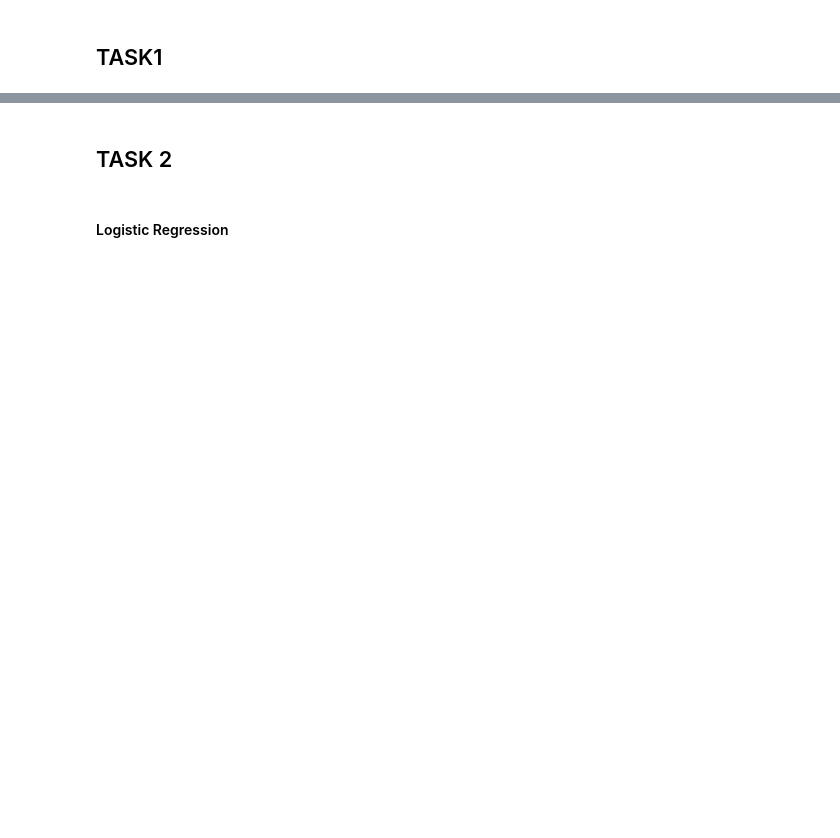
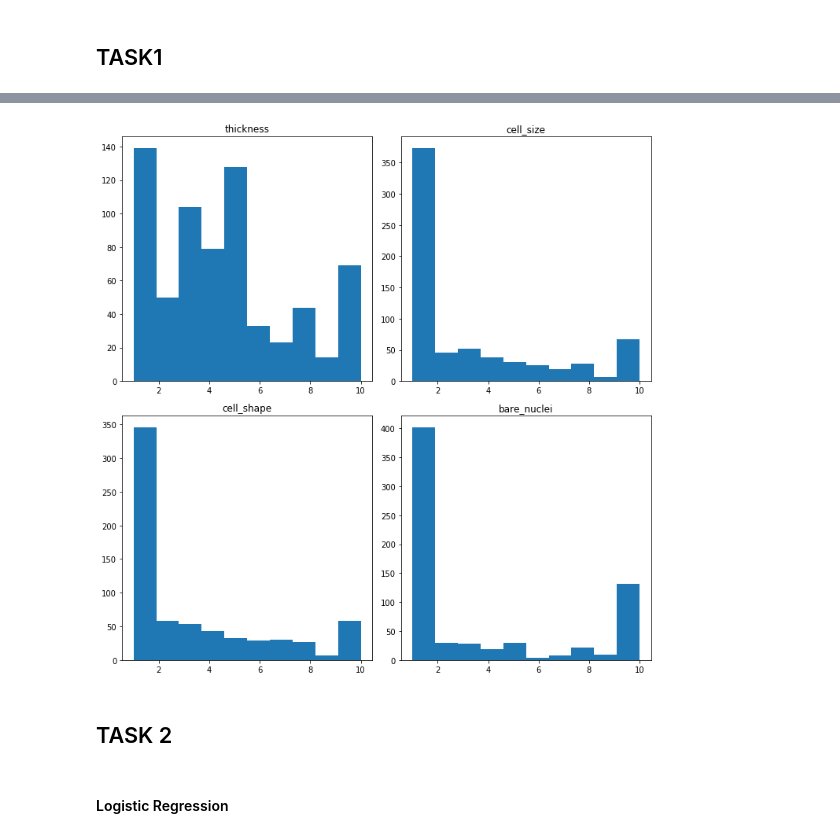
Before and after one commit to eff-kay/aml_classification_models, a Jupyter notebook: mini_project1.ipynb, the cells around one changed output, grey strips where cells are left out. Cells and saved outputs as stored; diff of their text form; code cells hidden in the pictures; blank space fills up the shorter version.

```diff
--- a/mini_project1.ipynb
+++ b/mini_project1.ipynb
@@ -45,2 +167,16 @@ cancer_y = np.array(cancer[["classified"]])
+# %%
+fig, axs = pt.subplots(2, 2, figsize=(10,10))
+axs[0, 0].hist(cancer['thickness'])
+axs[0, 0].set_title('thickness')
+axs[0, 1].hist(cancer['cell_size'])
+axs[0, 1].set_title('cell_size')
+axs[1, 0].hist(cancer['cell_shape'])
+axs[1, 0].set_title('cell_shape')
+axs[1, 1].hist(cancer['bare_nuclei'])
+axs[1, 1].set_title('bare_nuclei')
+fig.tight_layout()
+pt.show()
+# %% [output]
+[figure, added]
 # %% [markdown]
 ## TASK 2
```
Also changed, not shown: parts of 69 cells of this notebook.
